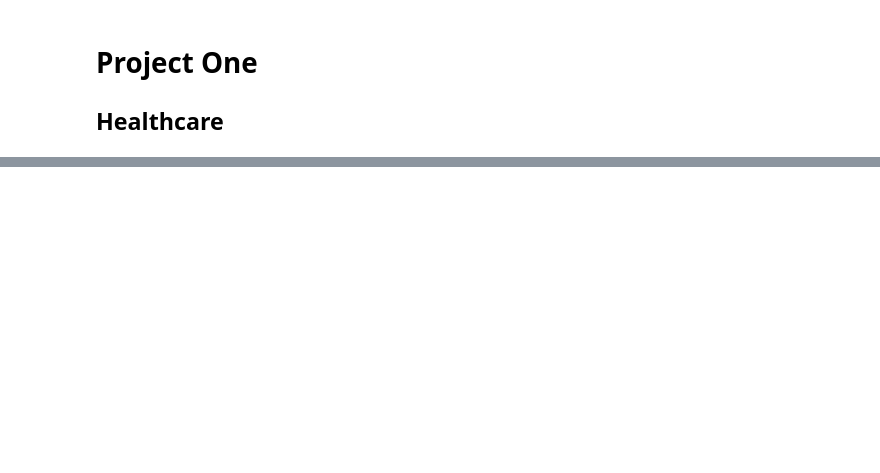
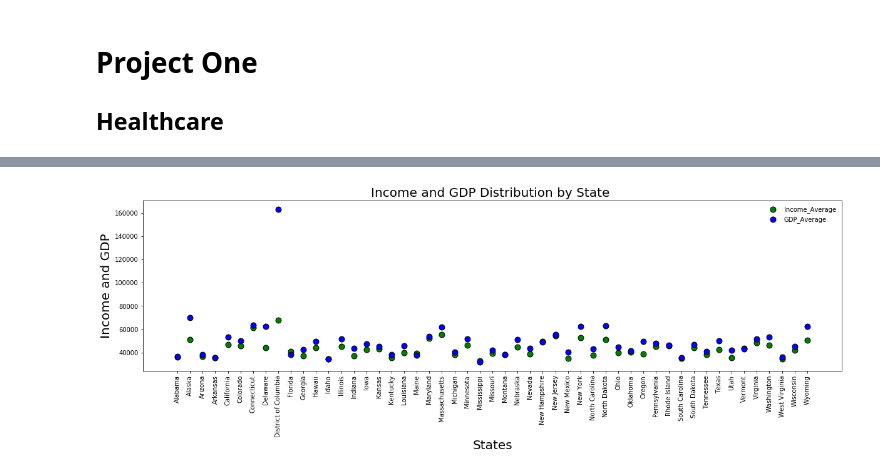
Before and after one commit to imerai/Homework, a Jupyter notebook: Project1/ProjectOne.ipynb, the cells around one changed output, grey strips where cells are left out. Saved outputs shown, nothing was run; the diff lists cells and outputs as text; code cells hidden in the pictures; blank space fills up the shorter version.

```diff
--- a/Project1/ProjectOne.ipynb
+++ b/Project1/ProjectOne.ipynb
@@ -21,0 +141,21 @@ FileNotFoundError: [Errno 2] No such file or directory: '../US_Healthcare.xls'
+# %%
+# Generate the Income GDP Plot by State
+
+plt.figure(figsize=(20,5))
+plt.title('Income and GDP Distribution by State ', fontsize = 20)
+plt.xlabel('States', fontsize = 20)
+plt.ylabel('Income and GDP', fontsize = 20)
+
+x_axis = np.arange(0, len(Healthcare['Location']))
+plt.ylim = (0,100)
+tick_locations = [value for value in x_axis]
+plt.xticks(tick_locations, Healthcare['Location'], rotation=90)
+
+Income = plt.scatter(Healthcare['Location'], Healthcare['Income_Average'], marker = "o", edgecolors="black", facecolors='g', s=80)
+GDP = plt.scatter(Healthcare['Location'], Healthcare['GDP_Average'], marker = "o", edgecolors="black",facecolors='b', s=80)
+
+chart_legend = plt.legend(handles=(Income, GDP))
+plt.legend(bbox_to_anchor=(1, 1), frameon=False)
+plt.savefig("Income and GDP byStats.png", bbox_inches='tight')
+# %% [output]
+[figure, added]
```
Also changed, not shown: parts of 24 cells of this notebook, 17 other files.
